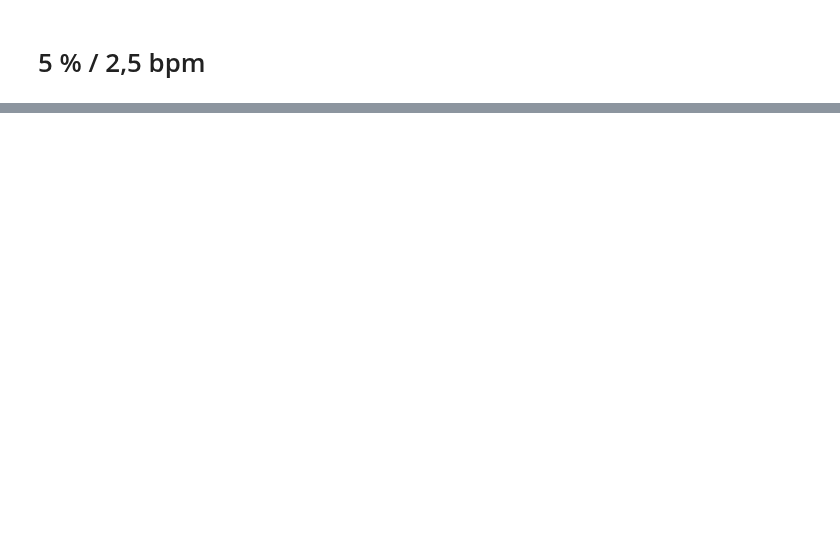
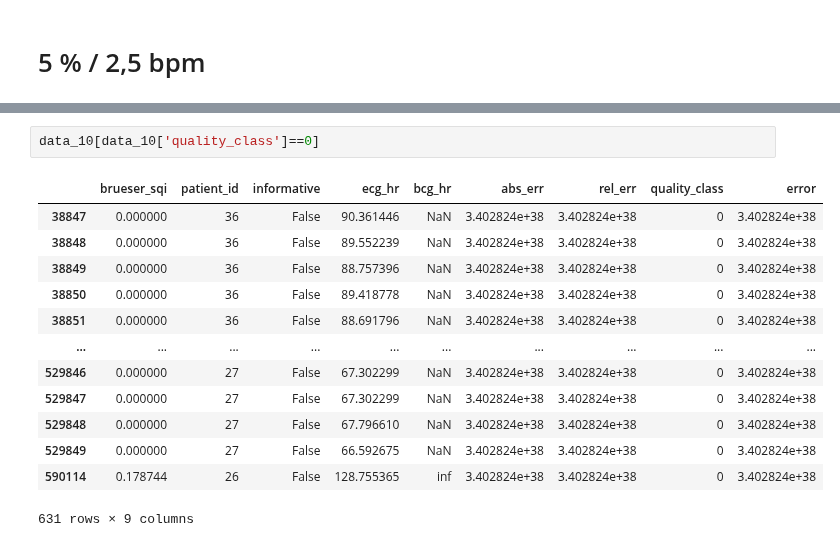
Before and after one commit to Zianor/Bachelorarbeit, a Jupyter notebook: Implementation/src/notebooks/label_investigation.ipynb, the cells around one changed output, grey strips where cells are left out. Drawn from its saved outputs; the diff is of its cells as text; blank space fills up the shorter version.

```diff
--- a/Implementation/src/notebooks/label_investigation.ipynb
+++ b/Implementation/src/notebooks/label_investigation.ipynb
@@ -216,0 +196,16 @@ insgesamt: 857143, informativ: 58.79 %, nicht informativ: 41.21 %
+# %%
+data_10[data_10['quality_class']==0]
+# %% [output]
+|  | brueser_sqi | patient_id | informative | ecg_hr | bcg_hr | abs_err | rel_err | quality_class | error |
+| 38847 | 0.000000 | 36 | False | 90.361446 | NaN | 3.402824e+38 | 3.402824e+38 | 0 | 3.402824e+38 |
+| 38848 | 0.000000 | 36 | False | 89.552239 | NaN | 3.402824e+38 | 3.402824e+38 | 0 | 3.402824e+38 |
+| 38849 | 0.000000 | 36 | False | 88.757396 | NaN | 3.402824e+38 | 3.402824e+38 | 0 | 3.402824e+38 |
+| 38850 | 0.000000 | 36 | False | 89.418778 | NaN | 3.402824e+38 | 3.402824e+38 | 0 | 3.402824e+38 |
+| 38851 | 0.000000 | 36 | False | 88.691796 | NaN | 3.402824e+38 | 3.402824e+38 | 0 | 3.402824e+38 |
+| ... | ... | ... | ... | ... | ... | ... | ... | ... | ... |
+| 529846 | 0.000000 | 27 | False | 67.302299 | NaN | 3.402824e+38 | 3.402824e+38 | 0 | 3.402824e+38 |
+| 529847 | 0.000000 | 27 | False | 67.302299 | NaN | 3.402824e+38 | 3.402824e+38 | 0 | 3.402824e+38 |
+| 529848 | 0.000000 | 27 | False | 67.796610 | NaN | 3.402824e+38 | 3.402824e+38 | 0 | 3.402824e+38 |
+| 529849 | 0.000000 | 27 | False | 66.592675 | NaN | 3.402824e+38 | 3.402824e+38 | 0 | 3.402824e+38 |
+| 590114 | 0.178744 | 26 | False | 128.755365 | inf | 3.402824e+38 | 3.402824e+38 | 0 | 3.402824e+38 |
+631 rows × 9 columns
```
Also changed, not shown: parts of 20 cells of this notebook, 1 other file.
